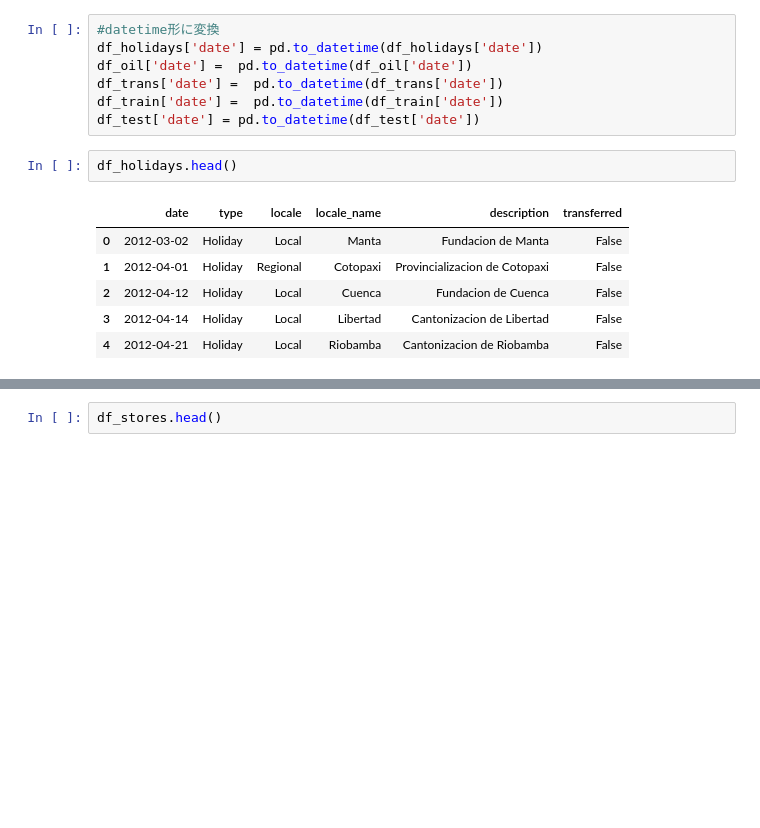
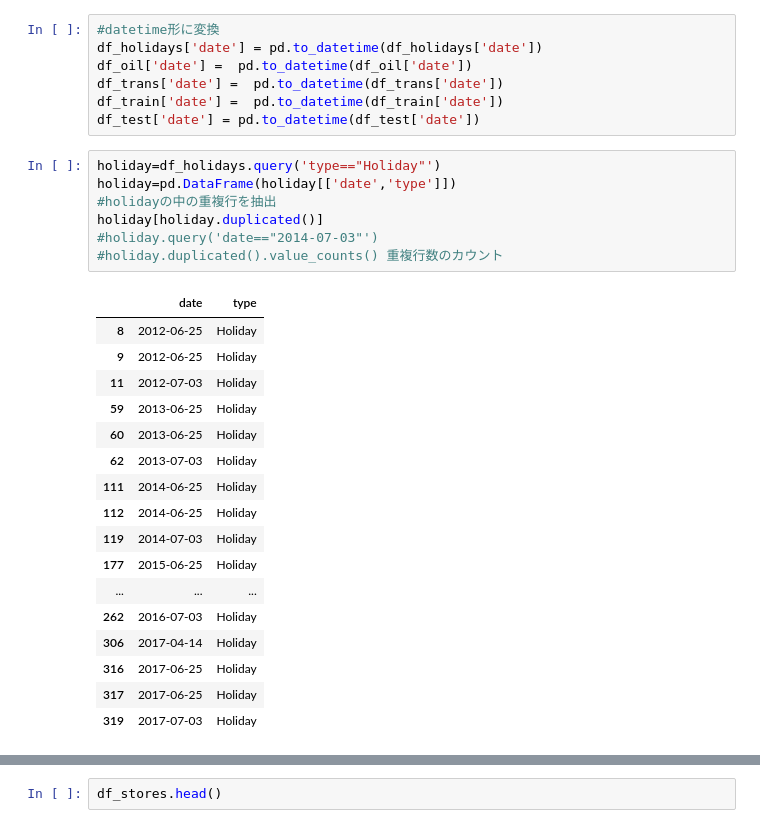
Before and after one commit to matsumoto257/store-sales-forecast, a Jupyter notebook: store-sales_1.ipynb, the cells around one changed output, grey strips where cells are left out. Cells and saved outputs as stored; diff of their text form; blank space fills up the shorter version.

```diff
--- a/store-sales_1.ipynb
+++ b/store-sales_1.ipynb
@@ -26,11 +31,27 @@ df_trans['date'] =  pd.to_datetime(df_trans['date'])
 df_train['date'] =  pd.to_datetime(df_train['date'])
 df_test['date'] = pd.to_datetime(df_test['date'])
 # %%
-df_holidays.head()
+holiday=df_holidays.query('type=="Holiday"')
+holiday=pd.DataFrame(holiday[['date','type']])
+#holidayの中の重複行を抽出
+holiday[holiday.duplicated()]
+#holiday.query('date=="2014-07-03"')
+#holiday.duplicated().value_counts() 重複行数のカウント
 # %% [output]
-|  | date | type | locale | locale_name | description | transferred |
-| 0 | 2012-03-02 | Holiday | Local | Manta | Fundacion de Manta | False |
-| 1 | 2012-04-01 | Holiday | Regional | Cotopaxi | Provincializacion de Cotopaxi | False |
-| 2 | 2012-04-12 | Holiday | Local | Cuenca | Fundacion de Cuenca | False |
-| 3 | 2012-04-14 | Holiday | Local | Libertad | Cantonizacion de Libertad | False |
-| 4 | 2012-04-21 | Holiday | Local | Riobamba | Cantonizacion de Riobamba | False |
+|  | date | type |
+| 8 | 2012-06-25 | Holiday |
+| 9 | 2012-06-25 | Holiday |
+| 11 | 2012-07-03 | Holiday |
+| 59 | 2013-06-25 | Holiday |
+| 60 | 2013-06-25 | Holiday |
+| 62 | 2013-07-03 | Holiday |
+| 111 | 2014-06-25 | Holiday |
+| 112 | 2014-06-25 | Holiday |
+| 119 | 2014-07-03 | Holiday |
+| 177 | 2015-06-25 | Holiday |
+| ... | ... | ... |
+| 262 | 2016-07-03 | Holiday |
+| 306 | 2017-04-14 | Holiday |
+| 316 | 2017-06-25 | Holiday |
+| 317 | 2017-06-25 | Holiday |
+| 319 | 2017-07-03 | Holiday |
```
Also changed, not shown: parts of 59 cells of this notebook.
